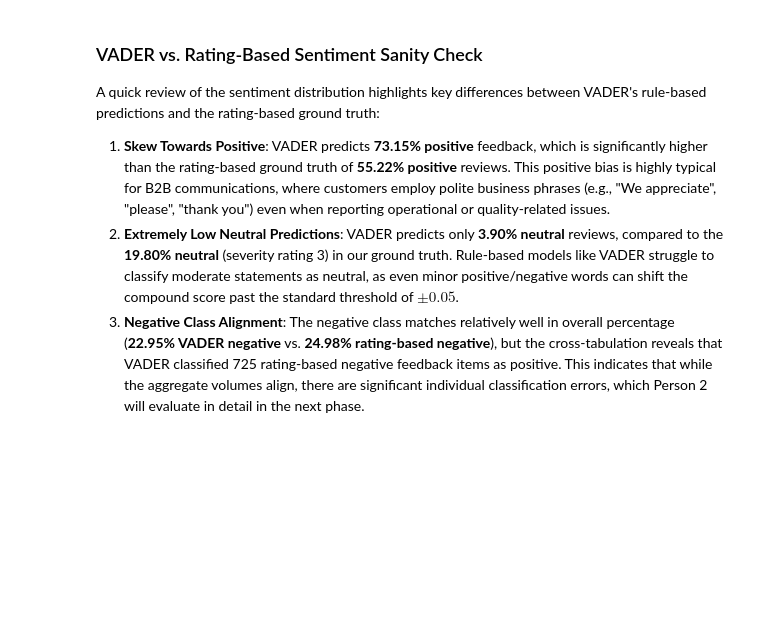
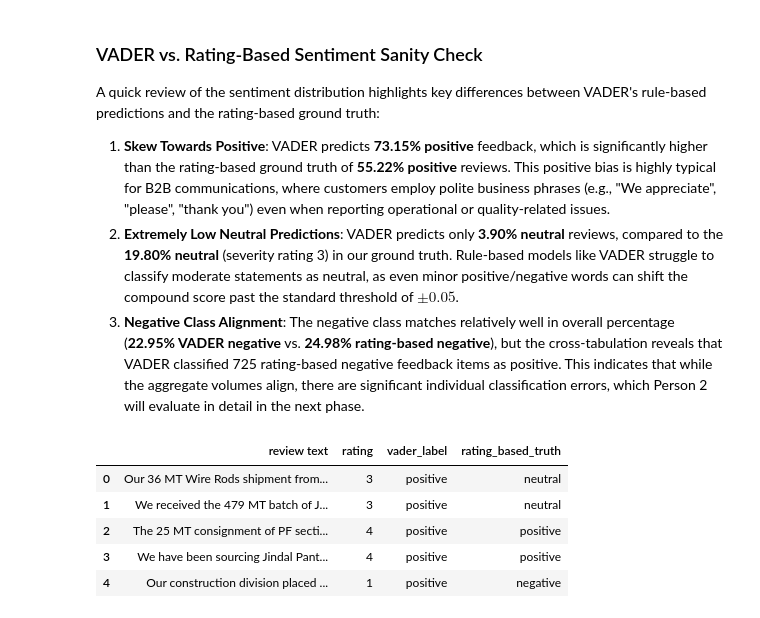
Before and after one commit to ali7540/nlp-quality-feedback-analyzer, a Jupyter notebook: notebooks/week2_sentiment.ipynb, the cells around one changed output. Cells and saved outputs as stored; diff of their text form; code cells hidden in the pictures; blank space fills up the shorter version.

```diff
--- a/notebooks/week2_sentiment.ipynb
+++ b/notebooks/week2_sentiment.ipynb
@@ -135,0 +138,11 @@ A quick review of the sentiment distribution highlights key differences between
+# %%
+df = pd.read_csv("../outputs/sentiment_stage1.csv")
+# %%
+df.head()
+# %% [output]
+|  | review text | rating | vader_label | rating_based_truth |
+| 0 | Our 36 MT Wire Rods shipment from... | 3 | positive | neutral |
+| 1 | We received the 479 MT batch of J... | 3 | positive | neutral |
+| 2 | The 25 MT consignment of PF secti... | 4 | positive | positive |
+| 3 | We have been sourcing Jindal Pant... | 4 | positive | positive |
+| 4 | Our construction division placed ... | 1 | positive | negative |
```
Also changed, not shown: parts of 15 cells of this notebook, 3 other files.
